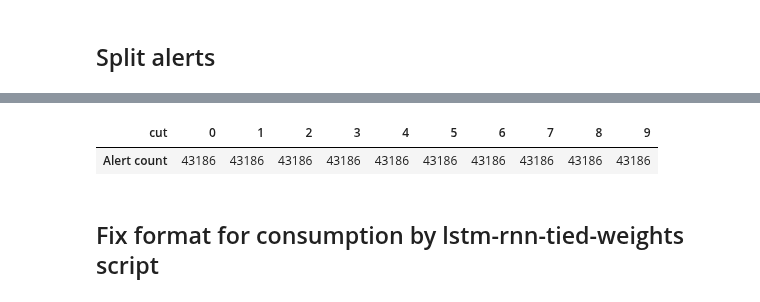
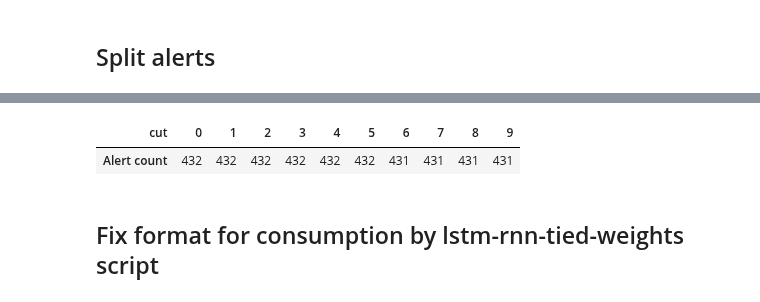
Before and after one commit to kidmose/lstm-rnn-correlation, a Jupyter notebook: preprocessing/cic-ids-2017/preprocessing.ipynb, the cells around one changed output, grey strips where cells are left out. Drawn from its saved outputs; the diff is of its cells as text; code cells hidden in the pictures.

Commit message:
[iscx-data] Stratify to match size of mcfp-merged

```diff
--- a/preprocessing/cic-ids-2017/preprocessing.ipynb
+++ b/preprocessing/cic-ids-2017/preprocessing.ipynb
@@ -420,13 +533,13 @@ logger.info('Splitting data')
 
 # Shuffle
 np.random.seed(rndseed())
-alerts.reindex(np.random.permutation(alerts.index))
+alerts_strat.reindex(np.random.permutation(alerts_strat.index))
 
-alerts = alerts.reset_index().reset_index().set_index('index')
-alerts['cut'] = alerts.level_0 % 10
-alerts.drop('level_0', axis=1, inplace=True)
+alerts_strat = alerts_strat.reset_index().reset_index().set_index('index')
+alerts_strat['cut'] = alerts_strat.level_0 % 10
+alerts_strat.drop('level_0', axis=1, inplace=True)
 
-alert_count = pd.DataFrame(alerts.groupby('cut').size().rename('Alert count')).T
+alert_count = pd.DataFrame(alerts_strat.groupby('cut').size().rename('Alert count')).T
 logger.info('Alert count by cuts: \n' + alert_count.to_string())
 alert_count
 # %% [output]
@@ -437,5 +550,5 @@ Alert count  43186  43186  43186  43186  43186  43186  43186  43186  43186  4318
 | cut | 0 | 1 | 2 | 3 | 4 | 5 | 6 | 7 | 8 | 9 |
-| Alert count | 43186 | 43186 | 43186 | 43186 | 43186 | 43186 | 43186 | 43186 | 43186 | 43186 |
+| Alert count | 432 | 432 | 432 | 432 | 432 | 432 | 431 | 431 | 431 | 431 |
 # %% [markdown]
 ## Fix format for consumption by lstm-rnn-tied-weights script
 # %%
```
Also changed, not shown: parts of 6 cells of this notebook.
